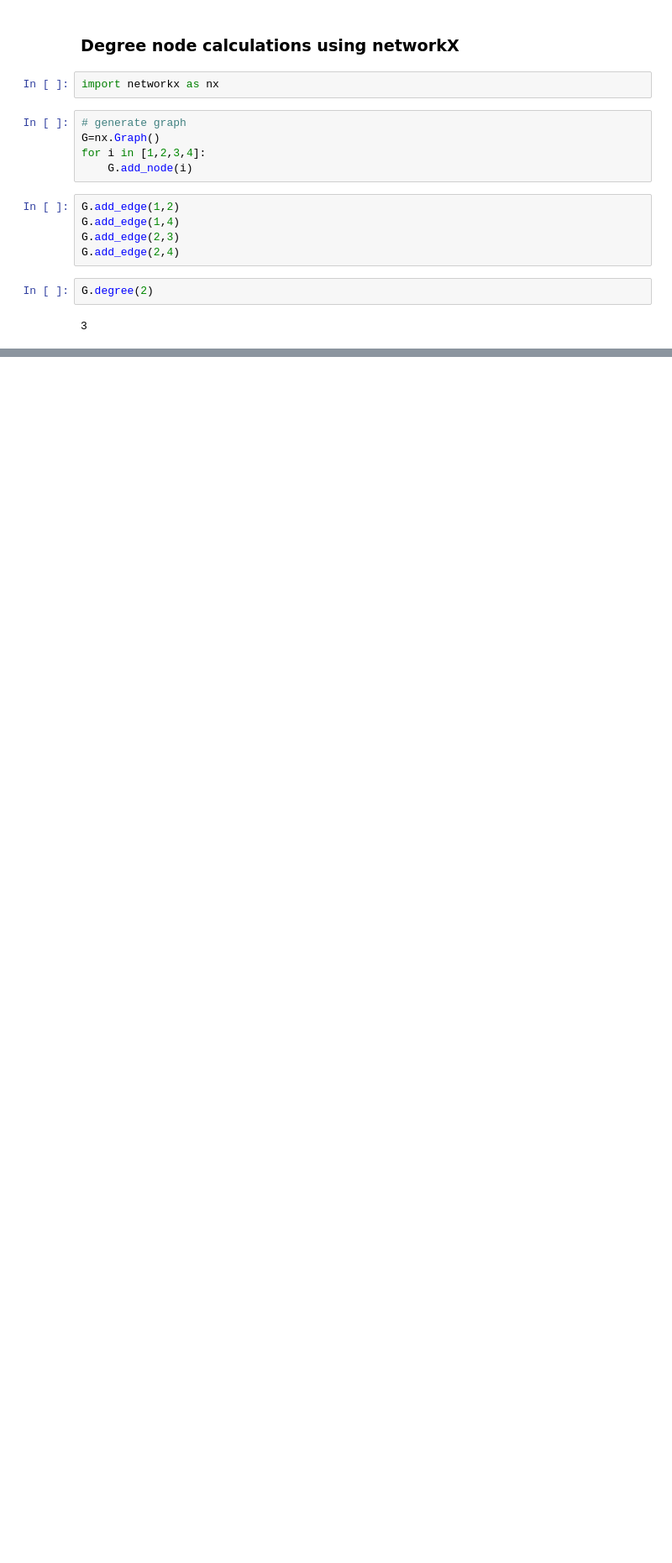
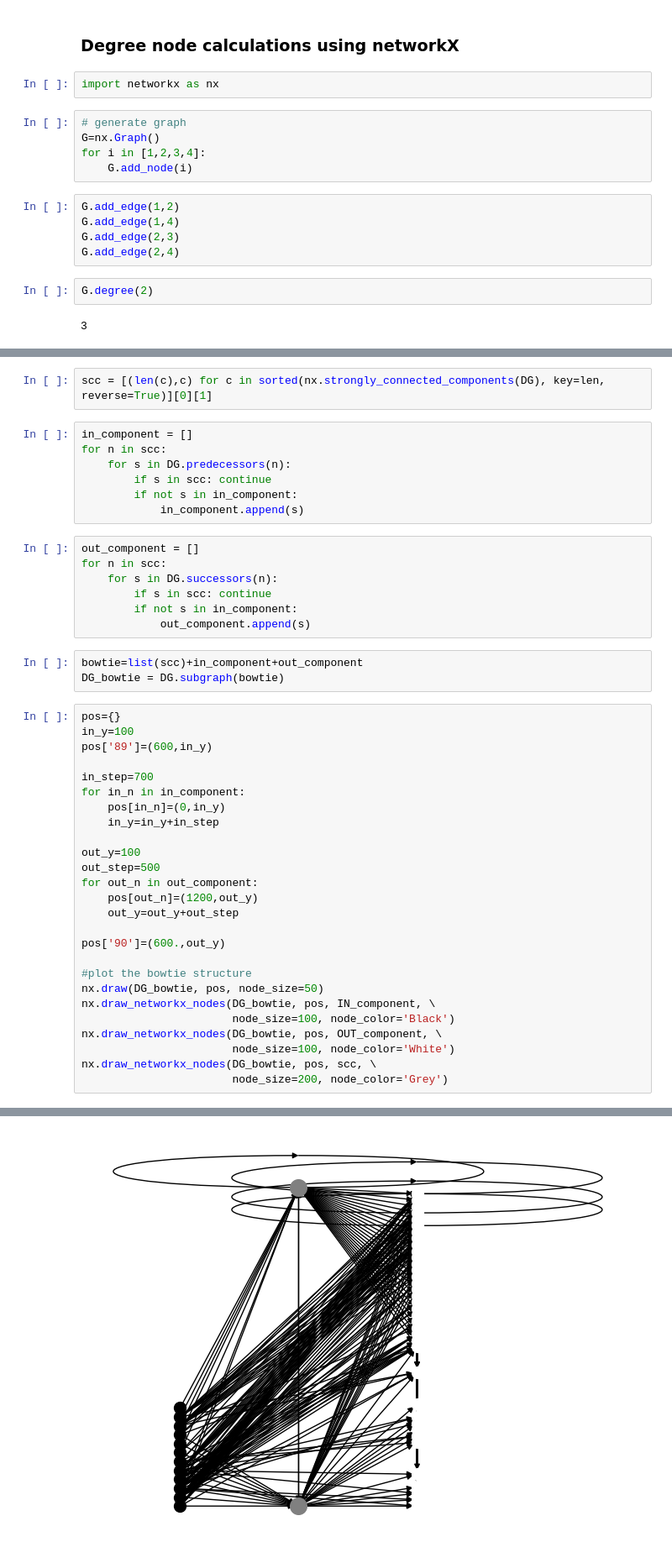
Before and after one commit to bryaneadams/data_sci_complex_networks, a Jupyter notebook: food_webs.ipynb, the cells around one changed output, grey strips where cells are left out. Shown at 84% size. Drawn from its saved outputs; the diff is of its cells as text; blank space fills up the shorter version.

```diff
--- a/food_webs.ipynb
+++ b/food_webs.ipynb
@@ -83,0 +115,46 @@ G.degree(2)
+# %%
+scc = [(len(c),c) for c in sorted(nx.strongly_connected_components(DG), key=len, reverse=True)][0][1]
+# %%
+in_component = []
+for n in scc:
+    for s in DG.predecessors(n):
+        if s in scc: continue
+        if not s in in_component:
+            in_component.append(s)
+# %%
+out_component = []
+for n in scc:
+    for s in DG.successors(n):
+        if s in scc: continue
+        if not s in in_component:
+            out_component.append(s)
+# %%
+bowtie=list(scc)+in_component+out_component
+DG_bowtie = DG.subgraph(bowtie)
+# %%
+pos={}
+in_y=100
+pos['89']=(600,in_y)
+
+in_step=700
+for in_n in in_component:
+    pos[in_n]=(0,in_y)
+    in_y=in_y+in_step
+
+out_y=100
+out_step=500
+for out_n in out_component:
+    pos[out_n]=(1200,out_y)
+    out_y=out_y+out_step
+
+pos['90']=(600.,out_y)
+
+#plot the bowtie structure
+nx.draw(DG_bowtie, pos, node_size=50)
+nx.draw_networkx_nodes(DG_bowtie, pos, IN_component, \
+                       node_size=100, node_color='Black')
+nx.draw_networkx_nodes(DG_bowtie, pos, OUT_component, \
+                       node_size=100, node_color='White')
+nx.draw_networkx_nodes(DG_bowtie, pos, scc, \
+                       node_size=200, node_color='Grey')
+# %% [output]
@@ -83,0 +162 @@ G.degree(2)
+[figure, added]
```
Also changed, not shown: parts of 25 cells of this notebook, 2 other files.
